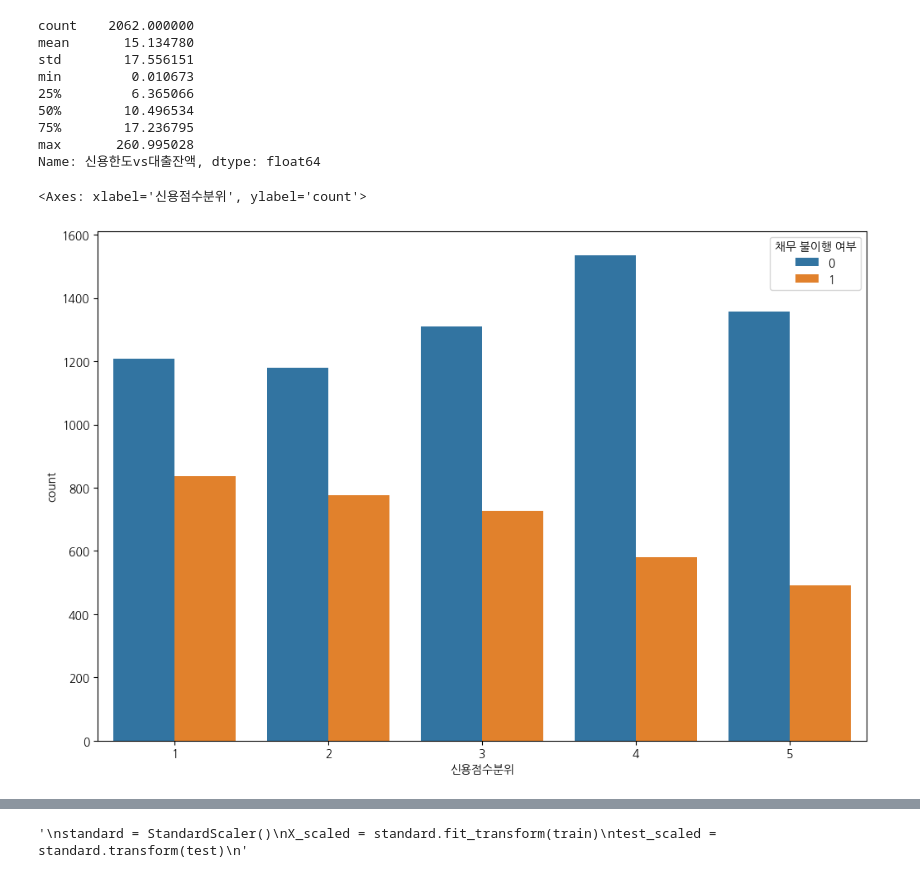
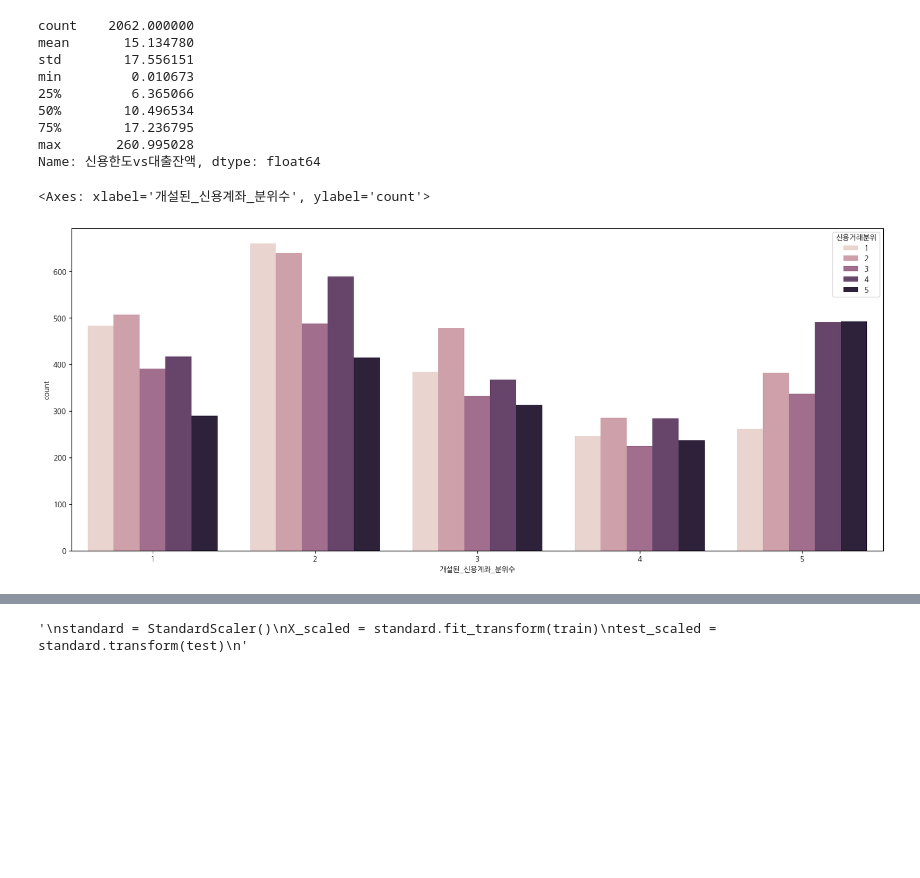
Before and after one commit to yunjun0914/dacon, a Jupyter notebook: 채무불이행 여부/채무불이행_boxcox변환.ipynb, the cells around one changed output, grey strips where cells are left out. Drawn from its saved outputs; the diff is of its cells as text; code cells hidden in the pictures; blank space fills up the shorter version.

```diff
--- a/채무불이행 여부/채무불이행_boxcox변환.ipynb
+++ b/채무불이행 여부/채무불이행_boxcox변환.ipynb
@@ -193,11 +210,11 @@ max       260.995028
 Name: 신용한도vs대출잔액, dtype: float64
 # %%
 plt.rc("font", family = "NanumGothic")
-plt.figure(figsize = (12,8))
-sns.countplot(x = "신용점수분위", hue = "채무 불이행 여부", data = train)
+plt.figure(figsize = (20,8))
+sns.countplot(x = "개설된_신용계좌_분위수", hue = "신용거래분위", data = train)
 # %% [output]
-<Axes: xlabel='신용점수분위', ylabel='count'>
+<Axes: xlabel='개설된_신용계좌_분위수', ylabel='count'>
-[figure, old version]
+[figure, new version]
 # %%
 from scipy.stats import boxcox
 from scipy.special import boxcox1p
```
Also changed, not shown: parts of 13 cells of this notebook.
